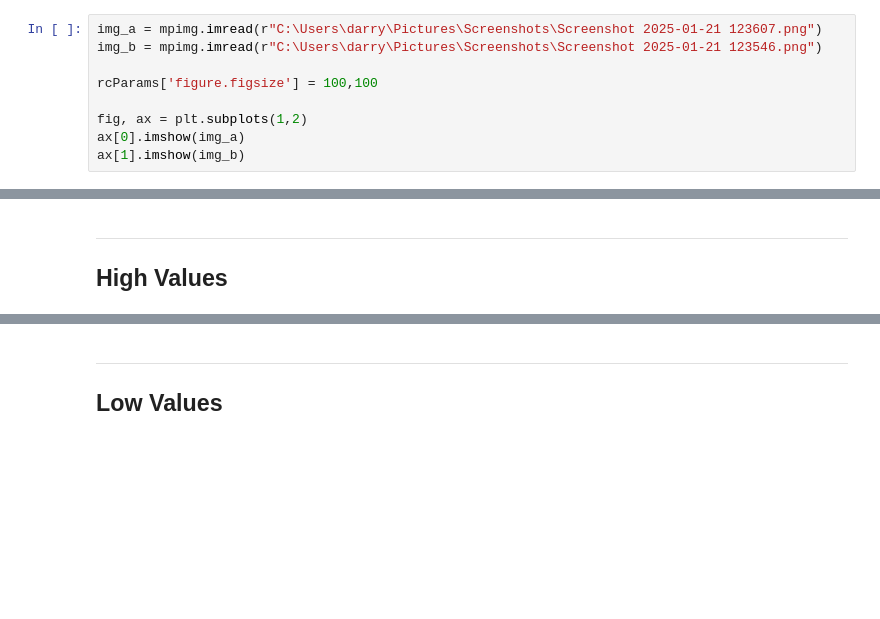
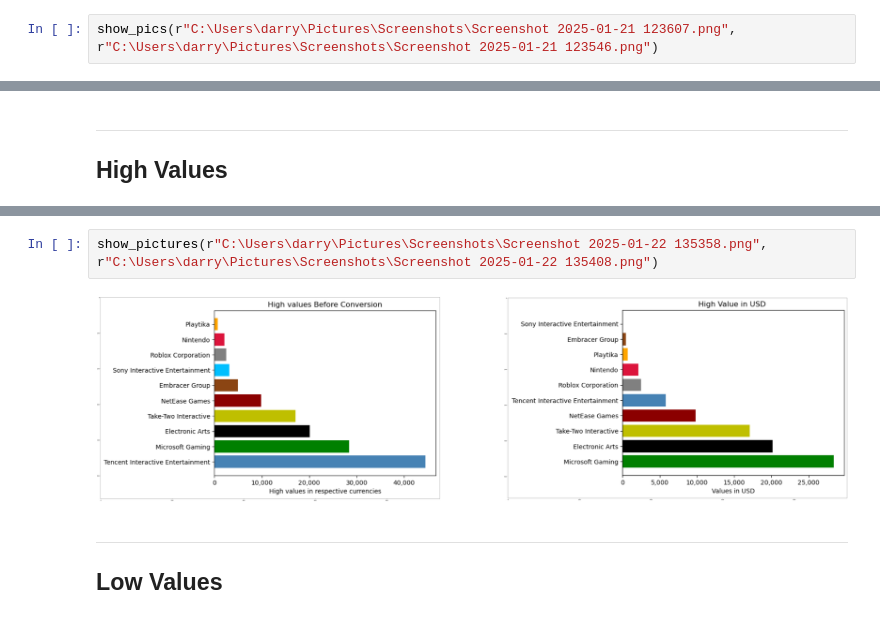
Before and after one commit to Djohnson1313/gaming_company_stocks_analysis, a Jupyter notebook: gaming_stocks_analysis.ipynb, the cells around one changed output, grey strips where cells are left out. Saved outputs shown, nothing was run; the diff lists cells and outputs as text; blank space fills up the shorter version.

Commit message:
function for dual plots

```diff
--- a/gaming_stocks_analysis.ipynb
+++ b/gaming_stocks_analysis.ipynb
@@ -427,12 +436,5 @@ plot_val(df, 'Open Value in USD')
 # %% [output]
 [figure]
 # %%
-img_a = mpimg.imread(r"C:\Users\darry\Pictures\Screenshots\Screenshot 2025-01-21 123607.png")
-img_b = mpimg.imread(r"C:\Users\darry\Pictures\Screenshots\Screenshot 2025-01-21 123546.png")
-
-rcParams['figure.figsize'] = 100,100
-
-fig, ax = plt.subplots(1,2)
-ax[0].imshow(img_a)
-ax[1].imshow(img_b)
+show_pics(r"C:\Users\darry\Pictures\Screenshots\Screenshot 2025-01-21 123607.png", r"C:\Users\darry\Pictures\Screenshots\Screenshot 2025-01-21 123546.png")
 # %% [output]
@@ -486,3 +453,7 @@ plt.show();
+# %%
+show_pictures(r"C:\Users\darry\Pictures\Screenshots\Screenshot 2025-01-22 135358.png", r"C:\Users\darry\Pictures\Screenshots\Screenshot 2025-01-22 135408.png")
+# %% [output]
+[figure, added]
 # %% [markdown]
 ---
 ## Low Values
```
Also changed, not shown: parts of 8 cells of this notebook.
